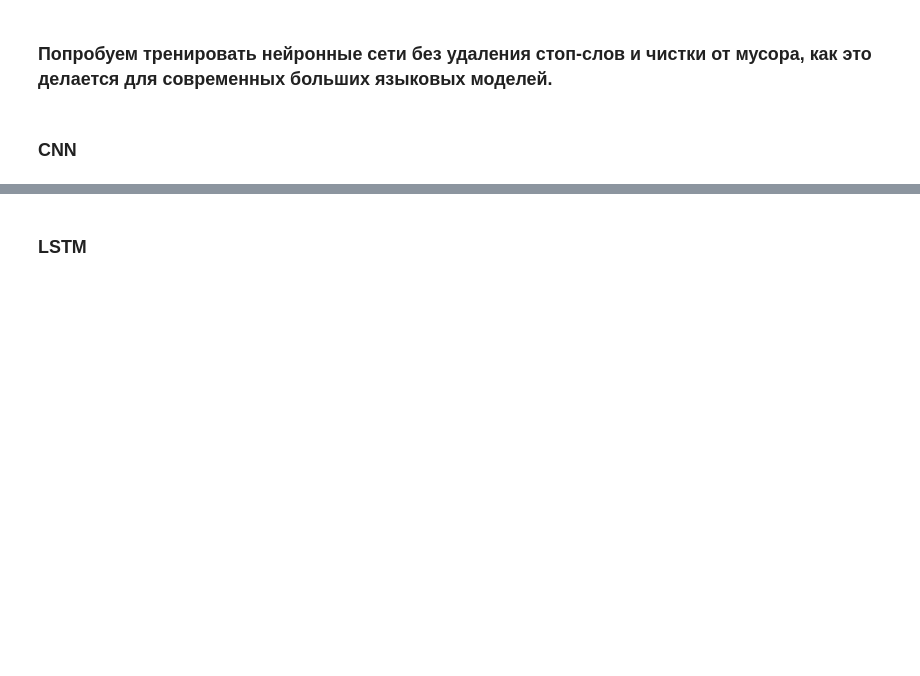
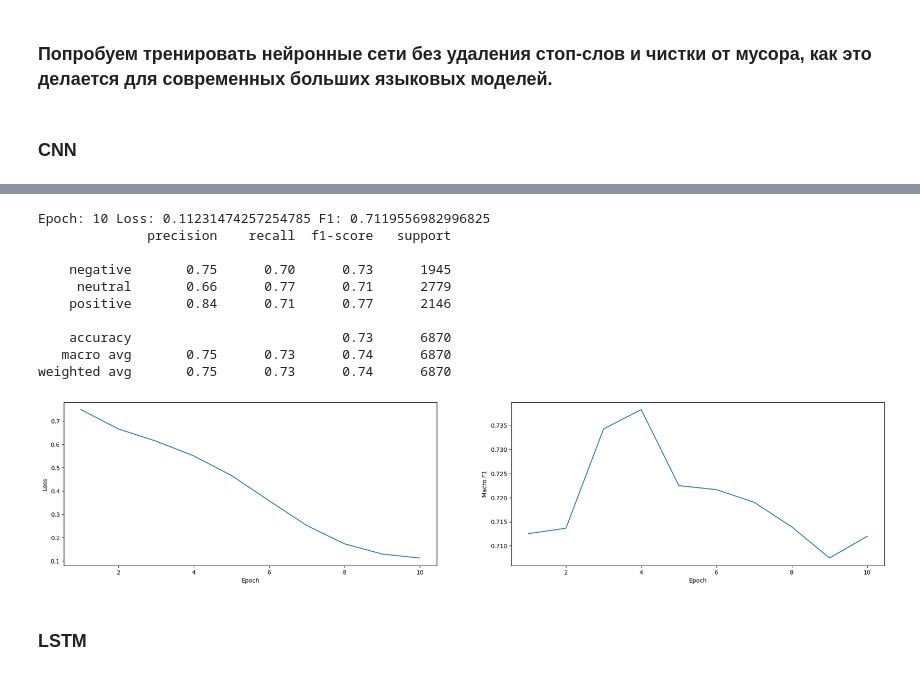
Before and after one commit to AlexSidDev/NLP_HW1, a Jupyter notebook: HW1.ipynb, the cells around one changed output, grey strips where cells are left out. Drawn from its saved outputs; the diff is of its cells as text; code cells hidden in the pictures; blank space fills up the shorter version.

```diff
--- a/HW1.ipynb
+++ b/HW1.ipynb
@@ -592,10 +758,9 @@ val_dataloader = DataLoader(val_dataset, batch_size=32, shuffle=False, collate_f
 # %%
 model = MyCNN(300, 96, 3).to(device)
 
-epochs = 10
-optim = AdamW(model.parameters(), lr=2e-3, weight_decay=0.05)
+optim = AdamW(model.parameters(), lr=lr, weight_decay=weight_decay)
 
-num_steps = len(train_dataloader) * epochs
-scheduler = CosineAnnealingLR(optim, num_steps, 1e-7)
+scheduler = CosineAnnealingLR(optim, num_steps, min_lr)
 
 train(model, epochs, optim, 'cnn', train_dataloader, val_dataloader, class_names, scheduler, device)
+# %% [output]
@@ -602,3 +776,14 @@ train(model, epochs, optim, 'cnn', train_dataloader, val_dataloader, class_names
+Epoch: 10 Loss: 0.11231474257254785 F1: 0.7119556982996825
+              precision    recall  f1-score   support
+
+    negative       0.75      0.70      0.73      1945
+     neutral       0.66      0.77      0.71      2779
+    positive       0.84      0.71      0.77      2146
+
+    accuracy                           0.73      6870
+   macro avg       0.75      0.73      0.74      6870
+weighted avg       0.75      0.73      0.74      6870
+[figure, added]
 # %% [markdown]
 ### LSTM
 # %%
```
Also changed, not shown: parts of 31 cells of this notebook, 3 other files.
